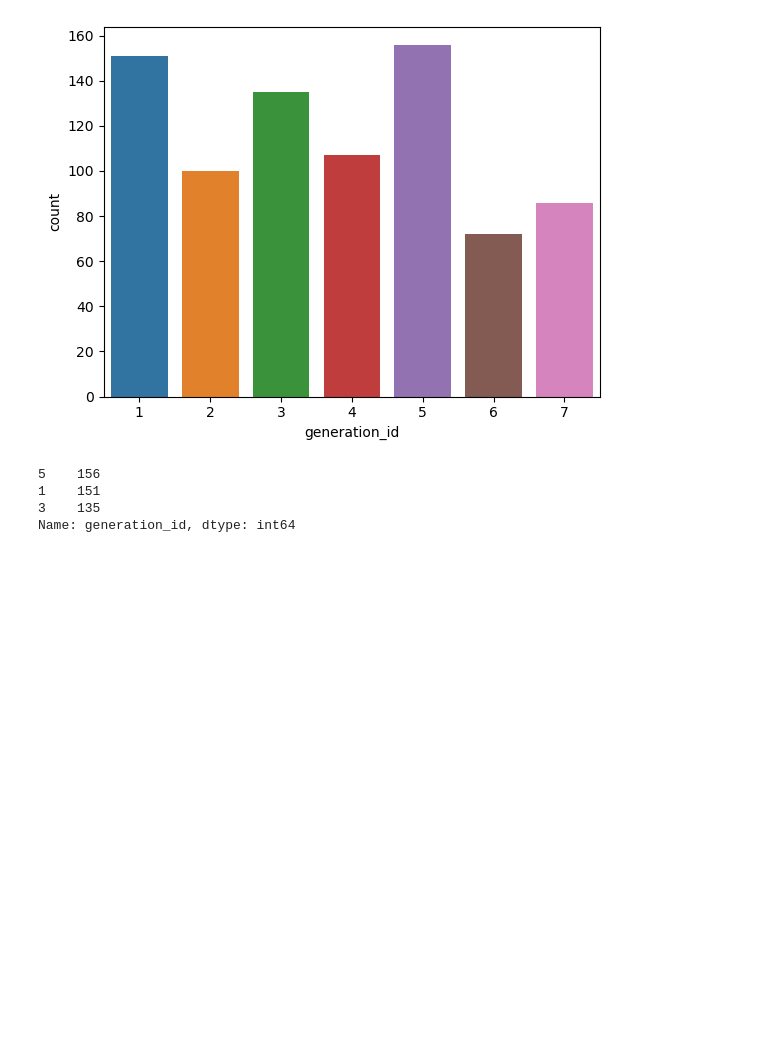
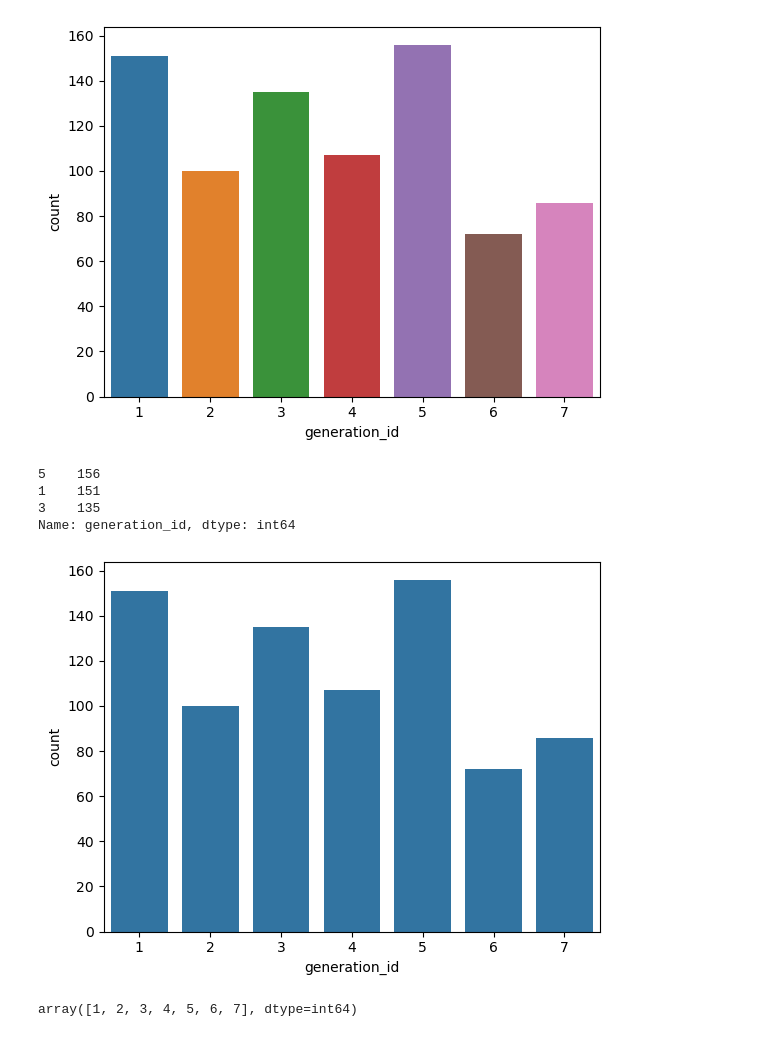
Before and after one commit to sidahmed-faisal/PokemonVis, a Jupyter notebook: Pokemon_Vis.ipynb, the cells around one changed output. Cells and saved outputs as stored; diff of their text form; code cells hidden in the pictures; blank space fills up the shorter version.

```diff
--- a/Pokemon_Vis.ipynb
+++ b/Pokemon_Vis.ipynb
@@ -72,3 +72,29 @@ topGens
 1    151
 3    135
 Name: generation_id, dtype: int64
+# %%
+# The `color_palette()` returns the the current / default palette as a list of RGB tuples.
+# Each tuple consists of three digits specifying the red, green, and blue channel values to specify a color.
+# Choose the first tuple of RGB colors
+base_color = sns.color_palette()[0]
+
+# Use the `color` argument
+sns.countplot(data=pokemon, x='generation_id', color=base_color);
+# %% [output]
+[figure, added]
+# %%
+x = pokemon['generation_id'].unique()
+
+# Return the Series having frequency count of each unique value
+y = pokemon['generation_id'].value_counts(sort=False)
+
+plt.bar(x, y)
+
+# Labeling the axes
+plt.xlabel('generation_id')
+plt.ylabel('count')
+
+# Dsiplay the plot
+plt.show()
+# %% [output]
+array([1, 2, 3, 4, 5, 6, 7], dtype=int64)
```
Also changed, not shown: parts of 1 cell of this notebook.
